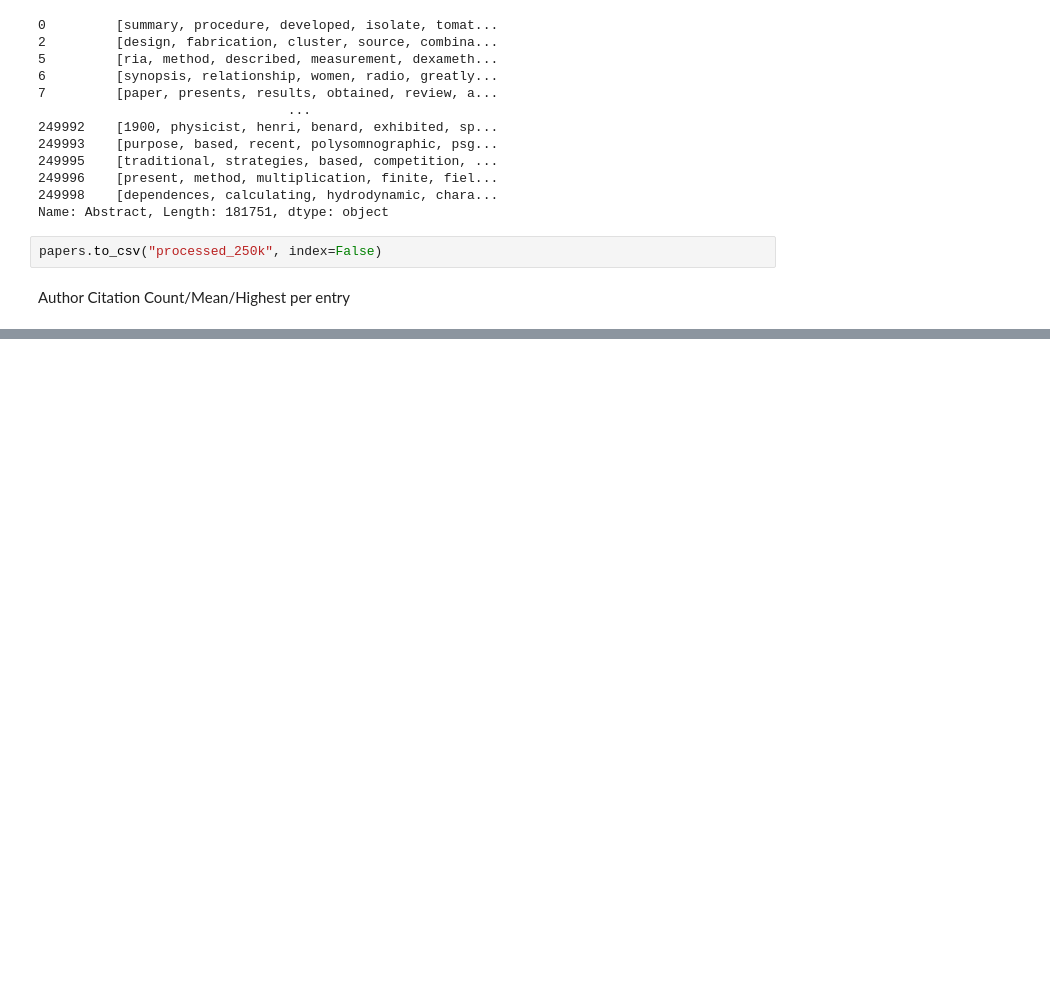
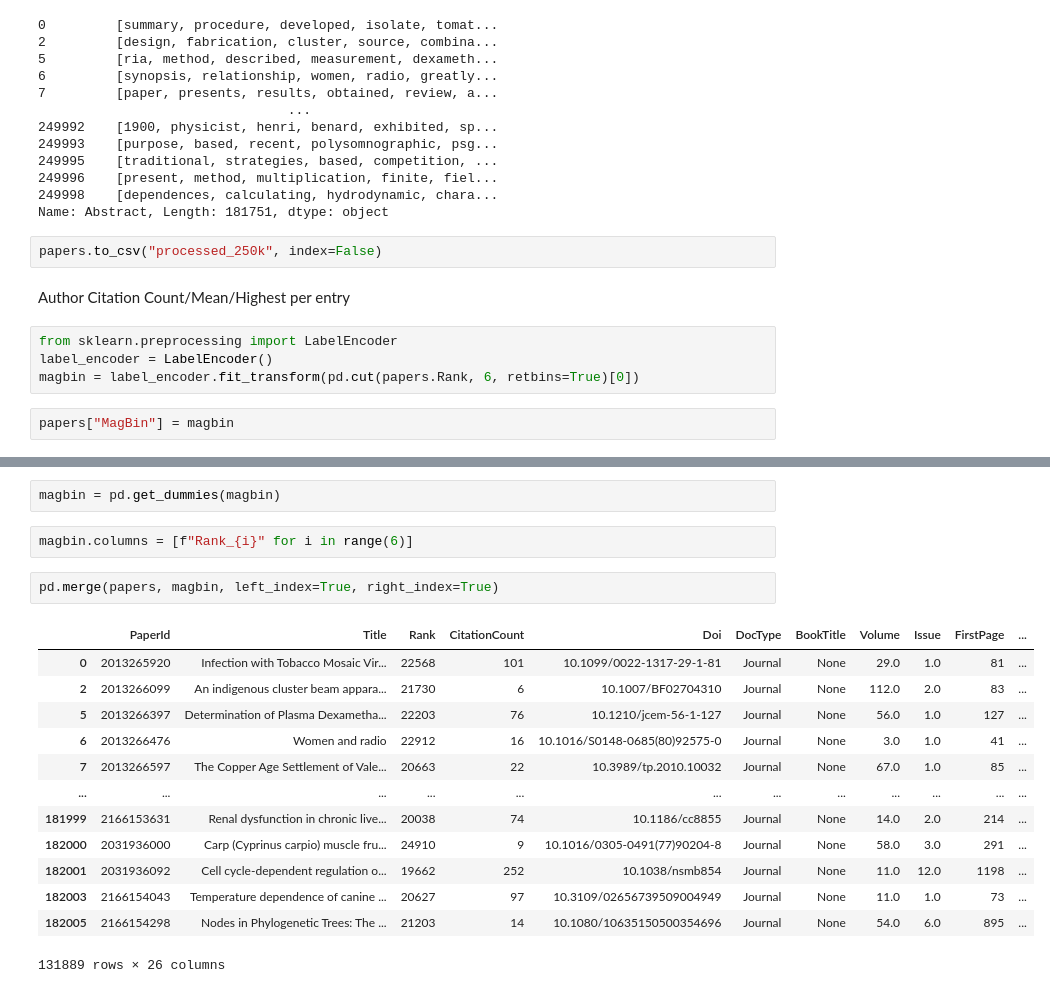
Before and after one commit to anton164/predicting-citation-counts, a Jupyter notebook: notebooks/eli_exploration.ipynb, the cells around one changed output, grey strips where cells are left out. Saved outputs shown, nothing was run; the diff lists cells and outputs as text; blank space fills up the shorter version.

```diff
--- a/notebooks/eli_exploration.ipynb
+++ b/notebooks/eli_exploration.ipynb
@@ -194,3 +194,9 @@ Name: Abstract, Length: 181751, dtype: object
 papers.to_csv("processed_250k", index=False)
 # %% [markdown]
 Author Citation Count/Mean/Highest per entry
+# %%
+from sklearn.preprocessing import LabelEncoder
+label_encoder = LabelEncoder()
+magbin = label_encoder.fit_transform(pd.cut(papers.Rank, 6, retbins=True)[0])
+# %%
+papers["MagBin"] = magbin
@@ -196,0 +215,20 @@ Author Citation Count/Mean/Highest per entry
+# %%
+magbin = pd.get_dummies(magbin)
+# %%
+magbin.columns = [f"Rank_{i}" for i in range(6)]
+# %%
+pd.merge(papers, magbin, left_index=True, right_index=True)
+# %% [output]
+|  | PaperId | Title | Rank | CitationCount | Doi | DocType | BookTitle | Volume | Issue | FirstPage | ... |
+| 0 | 2013265920 | Infection with Tobacco Mosaic Vir... | 22568 | 101 | 10.1099/0022-1317-29-1-81 | Journal | None | 29.0 | 1.0 | 81 | ... |
+| 2 | 2013266099 | An indigenous cluster beam appara... | 21730 | 6 | 10.1007/BF02704310 | Journal | None | 112.0 | 2.0 | 83 | ... |
+| 5 | 2013266397 | Determination of Plasma Dexametha... | 22203 | 76 | 10.1210/jcem-56-1-127 | Journal | None | 56.0 | 1.0 | 127 | ... |
+| 6 | 2013266476 | Women and radio | 22912 | 16 | 10.1016/S0148-0685(80)92575-0 | Journal | None | 3.0 | 1.0 | 41 | ... |
+| 7 | 2013266597 | The Copper Age Settlement of Vale... | 20663 | 22 | 10.3989/tp.2010.10032 | Journal | None | 67.0 | 1.0 | 85 | ... |
+| ... | ... | ... | ... | ... | ... | ... | ... | ... | ... | ... | ... |
+| 181999 | 2166153631 | Renal dysfunction in chronic live... | 20038 | 74 | 10.1186/cc8855 | Journal | None | 14.0 | 2.0 | 214 | ... |
+| 182000 | 2031936000 | Carp (Cyprinus carpio) muscle fru... | 24910 | 9 | 10.1016/0305-0491(77)90204-8 | Journal | None | 58.0 | 3.0 | 291 | ... |
+| 182001 | 2031936092 | Cell cycle-dependent regulation o... | 19662 | 252 | 10.1038/nsmb854 | Journal | None | 11.0 | 12.0 | 1198 | ... |
+| 182003 | 2166154043 | Temperature dependence of canine ... | 20627 | 97 | 10.3109/02656739509004949 | Journal | None | 11.0 | 1.0 | 73 | ... |
+| 182005 | 2166154298 | Nodes in Phylogenetic Trees: The ... | 21203 | 14 | 10.1080/10635150500354696 | Journal | None | 54.0 | 6.0 | 895 | ... |
+131889 rows × 26 columns
```
Also changed, not shown: parts of 2 cells of this notebook, 1 other file.
